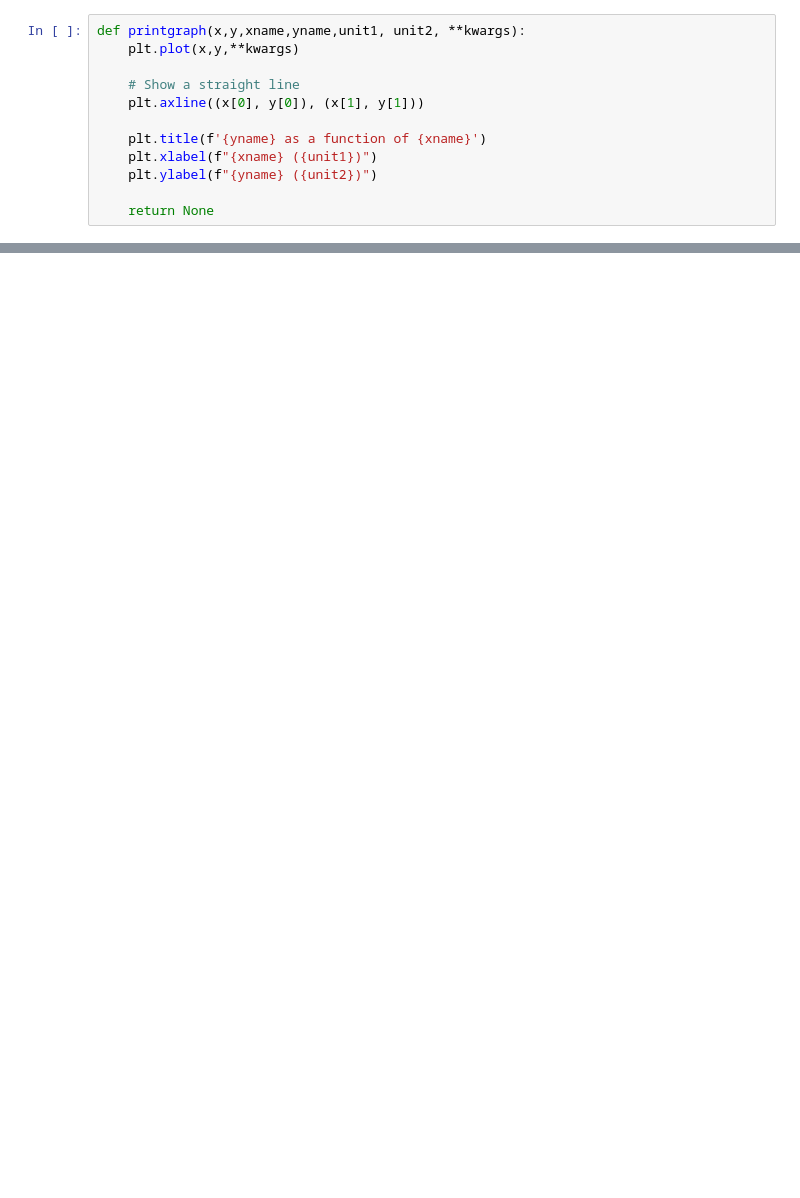
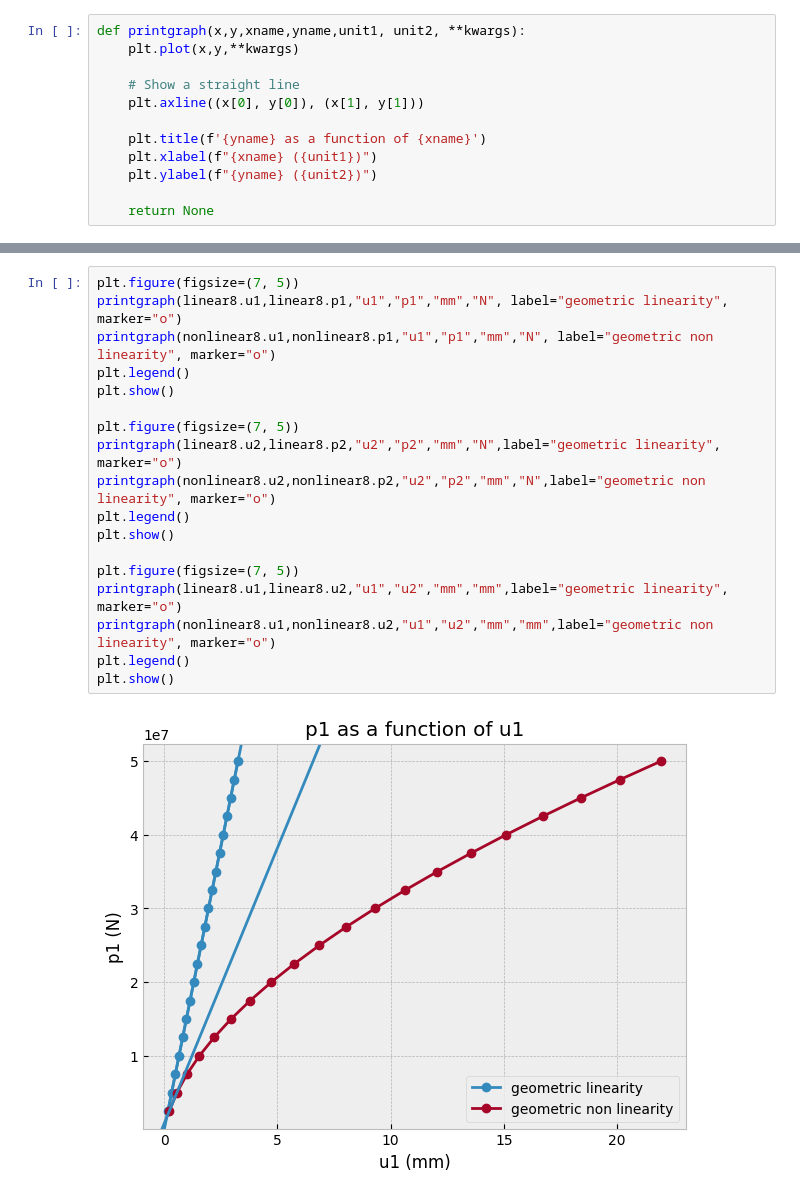
Before and after one commit to LaureToullier/Non-Linear-Analysis, a Jupyter notebook: ASSIGNMENT 3/combined_graphs_hwk3.ipynb, the cells around one changed output, grey strips where cells are left out. Cells and saved outputs as stored; diff of their text form; blank space fills up the shorter version.

```diff
--- a/ASSIGNMENT 3/combined_graphs_hwk3.ipynb
+++ b/ASSIGNMENT 3/combined_graphs_hwk3.ipynb
@@ -43,0 +48,20 @@ plt.show()
+# %%
+plt.figure(figsize=(7, 5))
+printgraph(linear8.u1,linear8.p1,"u1","p1","mm","N", label="geometric linearity", marker="o")
+printgraph(nonlinear8.u1,nonlinear8.p1,"u1","p1","mm","N", label="geometric non linearity", marker="o")
+plt.legend()
+plt.show()
+
+plt.figure(figsize=(7, 5))
+printgraph(linear8.u2,linear8.p2,"u2","p2","mm","N",label="geometric linearity", marker="o")
+printgraph(nonlinear8.u2,nonlinear8.p2,"u2","p2","mm","N",label="geometric non linearity", marker="o")
+plt.legend()
+plt.show()
+
+plt.figure(figsize=(7, 5))
+printgraph(linear8.u1,linear8.u2,"u1","u2","mm","mm",label="geometric linearity", marker="o")
+printgraph(nonlinear8.u1,nonlinear8.u2,"u1","u2","mm","mm",label="geometric non linearity", marker="o")
+plt.legend()
+plt.show()
+# %% [output]
+[figure, added]
```
Also changed, not shown: parts of 5 cells of this notebook, 2 other files.
